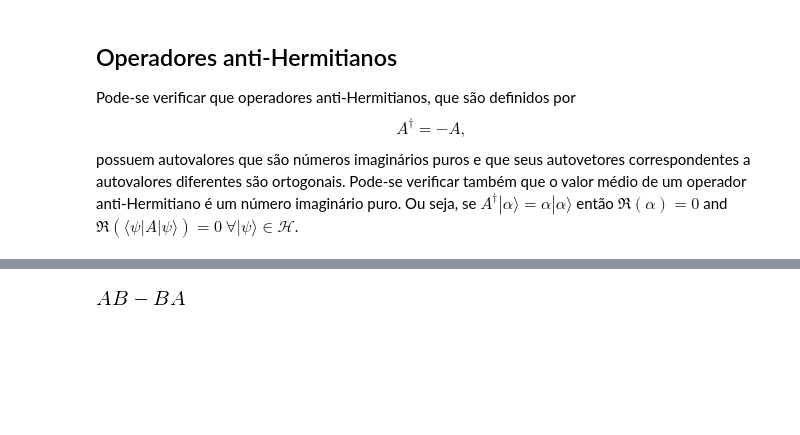
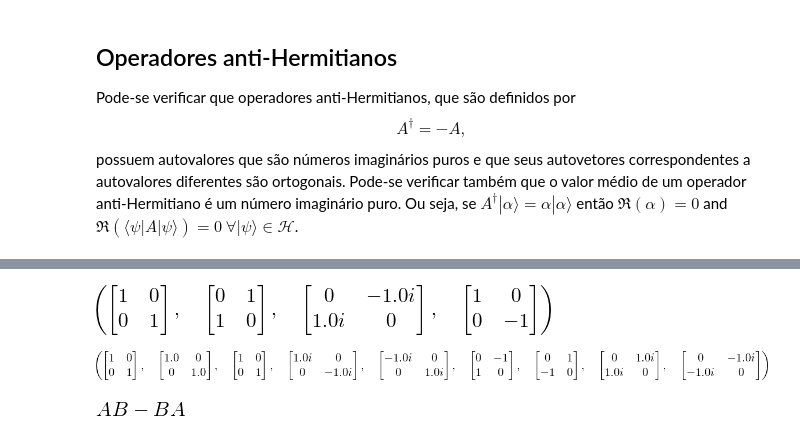
Before and after one commit to jonasmaziero/algebra_linear, a Jupyter notebook: 03_operators.ipynb, the cells around one changed output, grey strips where cells are left out. Cells and saved outputs as stored; diff of their text form; code cells hidden in the pictures; blank space fills up the shorter version.

```diff
--- a/03_operators.ipynb
+++ b/03_operators.ipynb
@@ -563 +574,9 @@ acomm(pauli(1),pauli(2))
+# %%
+s0=id(2); s1=pauli(1); s2=pauli(2); s3=pauli(3); s0,s1,s2,s3
+# %% [output]
+[figure, added]
+# %%
+s1*s1, s2*s2, s3*s3, s1*s2, s2*s1, s1*s3, s3*s1, s2*s3, s3*s2
+# %% [output]
+[figure, added]
 # %%
```
Also changed, not shown: parts of 18 cells of this notebook, 1 other file.
